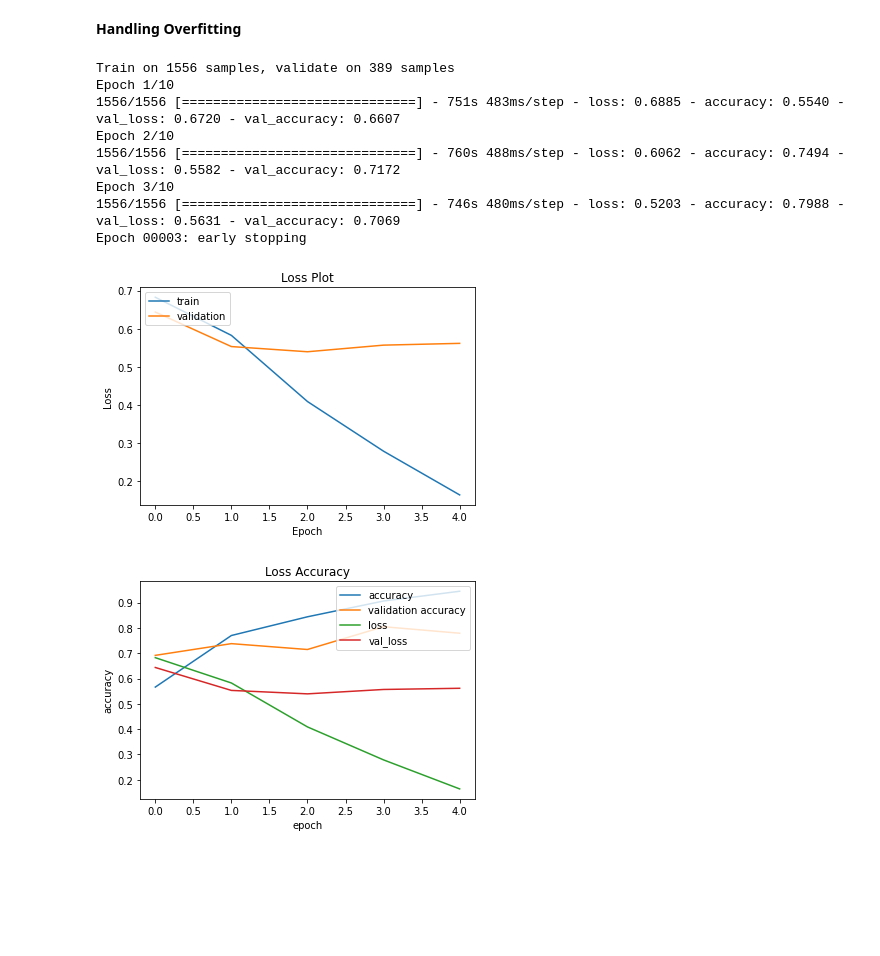
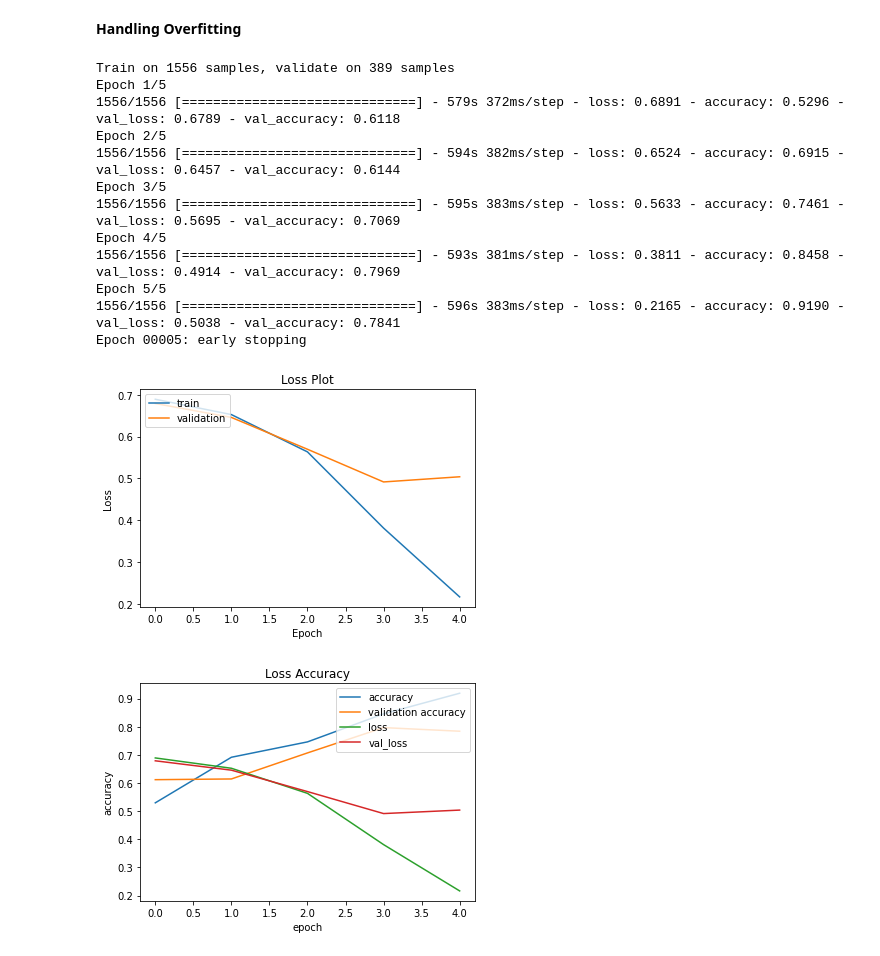
Before and after one commit to Murarishetti-Shiva-Kumar/Python-Deep-Learning-Programming, a Jupyter notebook: Project Exam 2/20news_group.ipynb, the cells around one changed output. Saved outputs shown, nothing was run; the diff lists cells and outputs as text; code cells hidden in the pictures; blank space fills up the shorter version.

```diff
--- a/Project Exam 2/20news_group.ipynb
+++ b/Project Exam 2/20news_group.ipynb
@@ -123,37 +126,41 @@ es = EarlyStopping(monitor='val_loss', mode='min', verbose=1)
 # In min mode, training will stop when the quantity monitored has stopped decreasing
 #verbosity mode
 
-accuracy_val_early_stop = model.fit(X_train, y_train, epochs=10, batch_size=128, validation_data=(X_test,y_test), callbacks=[es])
+accuracy_val_early_stop = model.fit(X_train, y_train, epochs=5, batch_size=128, validation_data=(X_test,y_test), callbacks=[es])
 # %% [output]
 Train on 1556 samples, validate on 389 samples
-Epoch 1/10
-1556/1556 [==============================] - 751s 483ms/step - loss: 0.6885 - accuracy: 0.5540 - val_loss: 0.6720 - val_accuracy: 0.6607
-Epoch 2/10
-1556/1556 [==============================] - 760s 488ms/step - loss: 0.6062 - accuracy: 0.7494 - val_loss: 0.5582 - val_accuracy: 0.7172
-Epoch 3/10
-1556/1556 [==============================] - 746s 480ms/step - loss: 0.5203 - accuracy: 0.7988 - val_loss: 0.5631 - val_accuracy: 0.7069
-Epoch 00003: early stopping
+Epoch 1/5
+1556/1556 [==============================] - 579s 372ms/step - loss: 0.6891 - accuracy: 0.5296 - val_loss: 0.6789 - val_accuracy: 0.6118
+Epoch 2/5
+1556/1556 [==============================] - 594s 382ms/step - loss: 0.6524 - accuracy: 0.6915 - val_loss: 0.6457 - val_accuracy: 0.6144
+Epoch 3/5
+1556/1556 [==============================] - 595s 383ms/step - loss: 0.5633 - accuracy: 0.7461 - val_loss: 0.5695 - val_accuracy: 0.7069
+Epoch 4/5
+1556/1556 [==============================] - 593s 381ms/step - loss: 0.3811 - accuracy: 0.8458 - val_loss: 0.4914 - val_accuracy: 0.7969
+Epoch 5/5
+1556/1556 [==============================] - 596s 383ms/step - loss: 0.2165 - accuracy: 0.9190 - val_loss: 0.5038 - val_accuracy: 0.7841
+Epoch 00005: early stopping
 # %%
 # Loss graph from history object
-plt.plot(accuracy_val.history['loss'])
-plt.plot(accuracy_val.history['val_loss'])
+plt.plot(accuracy_val_early_stop.history['loss'])
+plt.plot(accuracy_val_early_stop.history['val_loss'])
 plt.title('Loss Plot')
 plt.ylabel('Loss')
 plt.xlabel('Epoch')
 plt.legend(['train', 'validation'], loc='upper left')
 plt.show()
 # %% [output]
-[figure, old version]
+[figure, new version]
 # %%
 # Accuracy Loss graph from history object
-plt.plot(accuracy_val.history['accuracy'])
-plt.plot(accuracy_val.history['val_accuracy'])
-plt.plot(accuracy_val.history['loss'])
-plt.plot(accuracy_val.history['val_loss'])
+plt.plot(accuracy_val_early_stop.history['accuracy'])
+plt.plot(accuracy_val_early_stop.history['val_accuracy'])
+plt.plot(accuracy_val_early_stop.history['loss'])
+plt.plot(accuracy_val_early_stop.history['val_loss'])
 plt.title('Loss Accuracy')
 plt.ylabel('accuracy')
 plt.xlabel('epoch')
 plt.legend(['accuracy', 'validation accuracy','loss','val_loss'], loc='upper right')
 plt.show()
 # %% [output]
-[figure, old version]
+[figure, new version]
```
Also changed, not shown: parts of 4 cells of this notebook.
